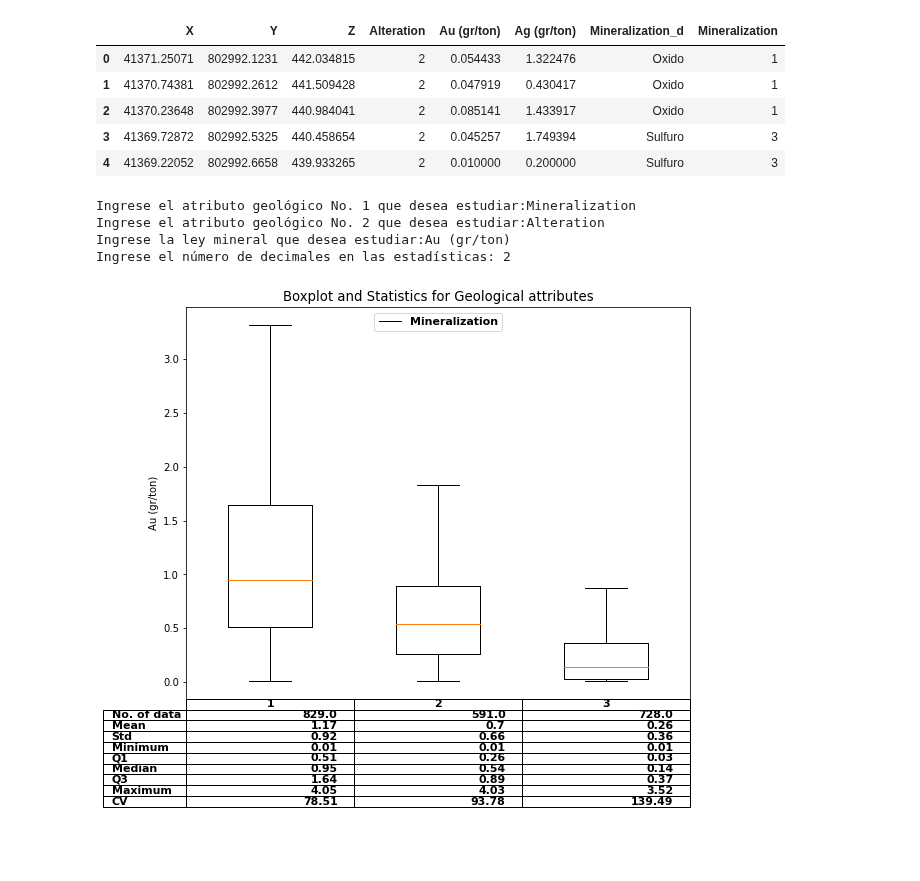
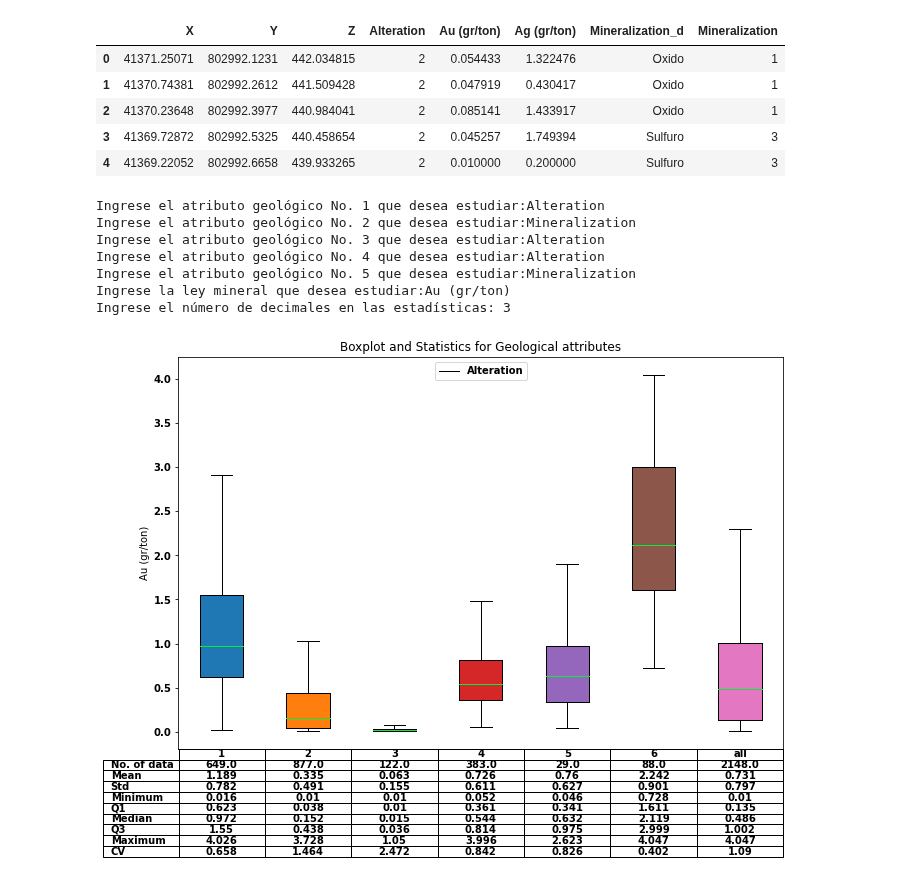
Before and after one commit to heberallin/GAERM, a Jupyter notebook: Boxplot and Statistics for Categorical Variables.ipynb, the cells around one changed output. Drawn from its saved outputs; the diff is of its cells as text; code cells hidden in the pictures; blank space fills up the shorter version.

Commit message:
Boxplot and statistics version 2

```diff
--- a/Boxplot and Statistics for Categorical Variables.ipynb
+++ b/Boxplot and Statistics for Categorical Variables.ipynb
@@ -14,6 +14,7 @@ import pandas as pd
 import matplotlib.pyplot as plt
 import matplotlib
 import numpy as np
+plt.style.use('seaborn-bright')
 ruta = "C:/Users/nubem/Desktop/boxplot_trabajo/" #Dirección en donde se encuentra el archivo a estudiar
 df = pd.read_csv(ruta + "data_project.csv", sep=";") #Nombre del archivo
 df.head()
@@ -27,56 +28,83 @@ df.head()
 # %%
 variable_geo = input("Ingrese el atributo geológico No. 1 que desea estudiar:" )
 variable_geo2 = input("Ingrese el atributo geológico No. 2 que desea estudiar:" )
+variable_geo3 = input("Ingrese el atributo geológico No. 3 que desea estudiar:" )
+variable_geo4 = input("Ingrese el atributo geológico No. 4 que desea estudiar:" )
+variable_geo5 = input("Ingrese el atributo geológico No. 5 que desea estudiar:" )
 variable_1 = input("Ingrese la ley mineral que desea estudiar:" )
 nn = int(input("Ingrese el número de decimales en las estadísticas: "))
 # %% [output]
-Ingrese el atributo geológico No. 1 que desea estudiar:Mineralization
-Ingrese el atributo geológico No. 2 que desea estudiar:Alteration
+Ingrese el atributo geológico No. 1 que desea estudiar:Alteration
+Ingrese el atributo geológico No. 2 que desea estudiar:Mineralization
+Ingrese el atributo geológico No. 3 que desea estudiar:Alteration
+Ingrese el atributo geológico No. 4 que desea estudiar:Alteration
+Ingrese el atributo geológico No. 5 que desea estudiar:Mineralization
 Ingrese la ley mineral que desea estudiar:Au (gr/ton)
-Ingrese el número de decimales en las estadísticas: 2
+Ingrese el número de decimales en las estadísticas: 3
 # %%
 iteration = {} #Creación de los DF que corresponden a cada atributo geológico (máximo 15 categorias por atributo)
-for i in range (1,15+1):
+for i in range (1,20+1):
     iteration["df_{}".format(i)] = pd.DataFrame(df[(df[variable_geo] == i)])
 data = [iteration["df_1"][variable_1], iteration["df_2"][variable_1], iteration["df_3"][variable_1],
        iteration["df_4"][variable_1],iteration["df_5"][variable_1],iteration["df_6"][variable_1],
        iteration["df_7"][variable_1],iteration["df_8"][variable_1],iteration["df_9"][variable_1],
        iteration["df_10"][variable_1],iteration["df_11"][variable_1],iteration["df_12"][variable_1],
-       iteration["df_13"][variable_1],iteration["df_14"][variable_1],iteration["df_15"][variable_1]]
+        iteration["df_13"][variable_1],iteration["df_14"][variable_1],iteration["df_15"][variable_1],
+       iteration["df_16"][variable_1],iteration["df_17"][variable_1],iteration["df_18"][variable_1],
+        iteration["df_19"][variable_1],iteration["df_20"][variable_1],df[variable_1]]
 stats_var_geo = df.groupby([variable_geo]).describe()
-CV = (stats_var_geo[variable_1]["std"]/stats_var_geo[variable_1]["mean"])*100 #coeficiente de variación (%)
+CV = (stats_var_geo[variable_1]["std"]/stats_var_geo[variable_1]["mean"]) #coeficiente de variación
 CV = CV.tolist()
 data_text = np.array(stats_var_geo[variable_1].T)
 data_text = np.vstack([data_text, CV])
+
+variables = [variable_1]
+df_stats_global = df[variables]
+
+CV_all = (df_stats_global.std()/df_stats_global.mean()) #coeficiente de variación
+
+total =  pd.concat([df_stats_global.describe().T,
+                      CV_all.rename('CV'),
+                     ], axis=1).T
+data_text = pd.DataFrame(data_text)
+data_text["All"] = total[variable_1].values
+data_text = np.array(data_text)
 data_text = np.round(data_text,nn) #valores despues de la coma en las estadísticas
 data_text1 = data_text.tolist()
-columns = np.arange(1,len(df[variable_geo].unique())+1,1).tolist()
+columns = [str(x) for x in np.arange(1,len(df[variable_geo].unique())+1,1)]
+columns.append("all")
+
 rows = ["No. of data", "Mean", "Std", "Minimum", "Q1", "Median", "Q3", "Maximum", "CV"]
 n_rows = len(data)
 y_offset = np.zeros(len(columns))
 index = np.arange(len(columns)) + 0.3
-fig, ax = plt.subplots(figsize=(10,8))
+fig, ax = plt.subplots(figsize=(12,8))
 font = {'weight' : 'bold',
-        'size'   : 11}
+        'size'   : 10} #modificar tamaño de letra
 matplotlib.rc('font', **font)
 diamantes = dict(markerfacecolor='r', marker='o')
 cell_text = []
+h = np.arange(0,len(df[variable_geo].unique())).tolist()
+h.append(-1)
 for row in range(n_rows):
-    plt.boxplot(data, flierprops=diamantes, showfliers=False)
-    plt.xlim(0.5,len(df[variable_geo].unique())+0.5)
+    box = plt.boxplot([data[i] for i in h ], patch_artist=True, flierprops=diamantes, showfliers=False)
+    colors = ['tab:blue', 'tab:orange', 'tab:green', 'tab:red', 'tab:purple', 'tab:brown', "tab:pink"]
+    for patch, color in zip(box['boxes'], colors):
+        patch.set_facecolor(color)
+    plt.xlim(0.5,len(df[variable_geo].unique())+1.5)
 cell_text.reverse()
 the_table = plt.table(cellText=data_text1,
                       rowLabels=rows,
                       colLabels=columns,
-                      loc='bottom')
+                      loc='bottom', cellLoc='center')
 plt.subplots_adjust(left=0.2, bottom=0.2)
-plt.legend([variable_geo], loc='upper center')
-plt.ylabel(variable_1)
-plt.xticks([])
+plt.legend([variable_geo], loc='upper center') #En caso de cambiar la leyenda del gráfico (arriba central)
+plt.ylabel(variable_1) #Modificar etiqueta del eje Y
+plt.xticks([]) #En caso de querer cambiar las etiquetas del código del atributo geológico
 plt.title('Boxplot and Statistics for Geological attributes')
 plt.savefig(ruta + "boxplot1" +".png", dpi=300)
 plt.show()
 # %% [output]
-[figure, old version]
+[figure, new version]
 # %%
 iteration = {} #Creación de los DF que corresponden a cada atributo geológico (máximo 15 categorias por atributo)
```
Also changed, not shown: parts of 5 cells of this notebook.
